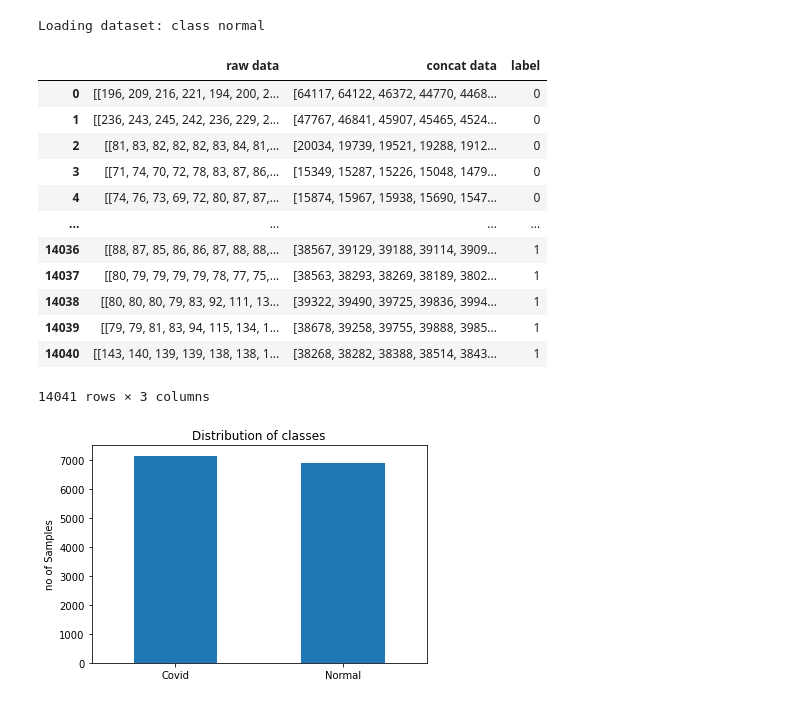
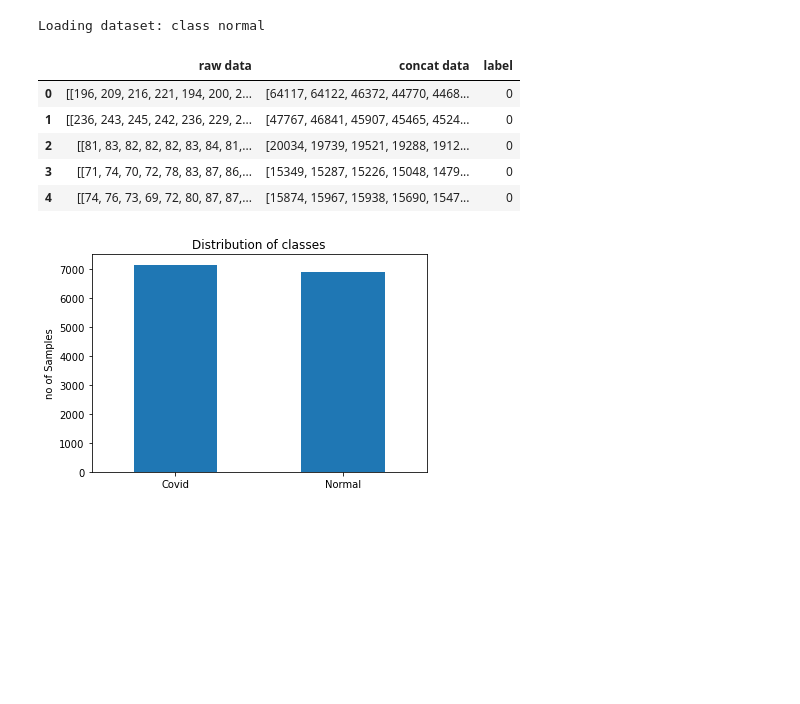
Before and after one commit to RajenRanjithkumar/Medical-Image-Analysis, a Jupyter notebook: testing_wtih_cnn_scaled.ipynb, the cells around one changed output. Drawn from its saved outputs; the diff is of its cells as text; code cells hidden in the pictures; blank space fills up the shorter version.

```diff
--- a/testing_wtih_cnn_scaled.ipynb
+++ b/testing_wtih_cnn_scaled.ipynb
@@ -75,21 +77,14 @@ dataset_df = pre_process_dataset(dataset_path)
 Loading dataset: class covid
 Loading dataset: class normal
 # %%
-dataset_df.head(-1)
+dataset_df.head()
 # %% [output]
 |  | raw data | concat data | label |
 | 0 | [[196, 209, 216, 221, 194, 200, 2... | [64117, 64122, 46372, 44770, 4468... | 0 |
 | 1 | [[236, 243, 245, 242, 236, 229, 2... | [47767, 46841, 45907, 45465, 4524... | 0 |
 | 2 | [[81, 83, 82, 82, 82, 83, 84, 81,... | [20034, 19739, 19521, 19288, 1912... | 0 |
 | 3 | [[71, 74, 70, 72, 78, 83, 87, 86,... | [15349, 15287, 15226, 15048, 1479... | 0 |
 | 4 | [[74, 76, 73, 69, 72, 80, 87, 87,... | [15874, 15967, 15938, 15690, 1547... | 0 |
-| ... | ... | ... | ... |
-| 14036 | [[88, 87, 85, 86, 86, 87, 88, 88,... | [38567, 39129, 39188, 39114, 3909... | 1 |
-| 14037 | [[80, 79, 79, 79, 79, 78, 77, 75,... | [38563, 38293, 38269, 38189, 3802... | 1 |
-| 14038 | [[80, 80, 80, 79, 83, 92, 111, 13... | [39322, 39490, 39725, 39836, 3994... | 1 |
-| 14039 | [[79, 79, 81, 83, 94, 115, 134, 1... | [38678, 39258, 39755, 39888, 3985... | 1 |
-| 14040 | [[143, 140, 139, 139, 138, 138, 1... | [38268, 38282, 38388, 38514, 3843... | 1 |
-14041 rows × 3 columns
 # %%
 dataset_df["label"].value_counts().plot(kind='bar')
 plt.xticks([0,1], ["Covid", "Normal"], rotation='horizontal')
```
Also changed, not shown: parts of 9 cells of this notebook, 15 other files.
